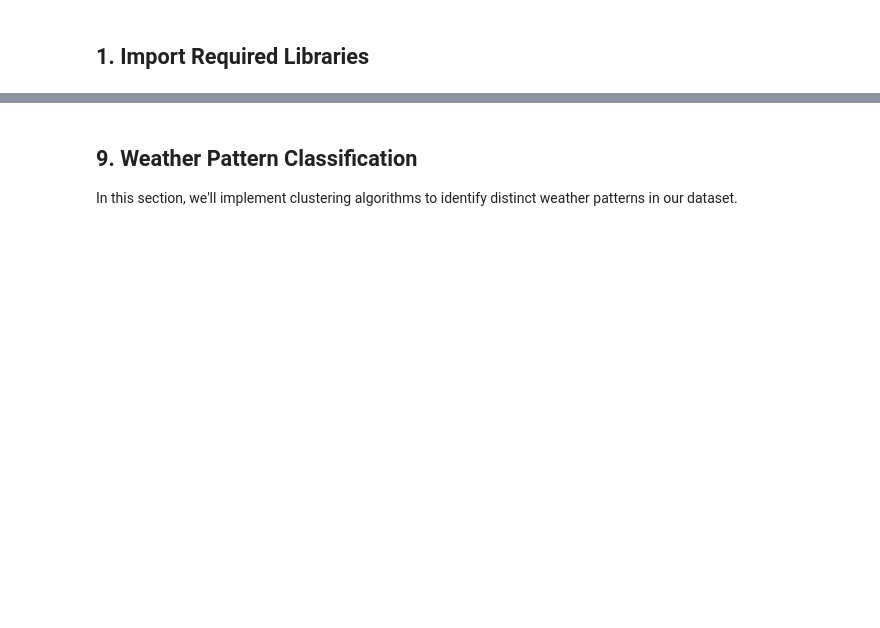
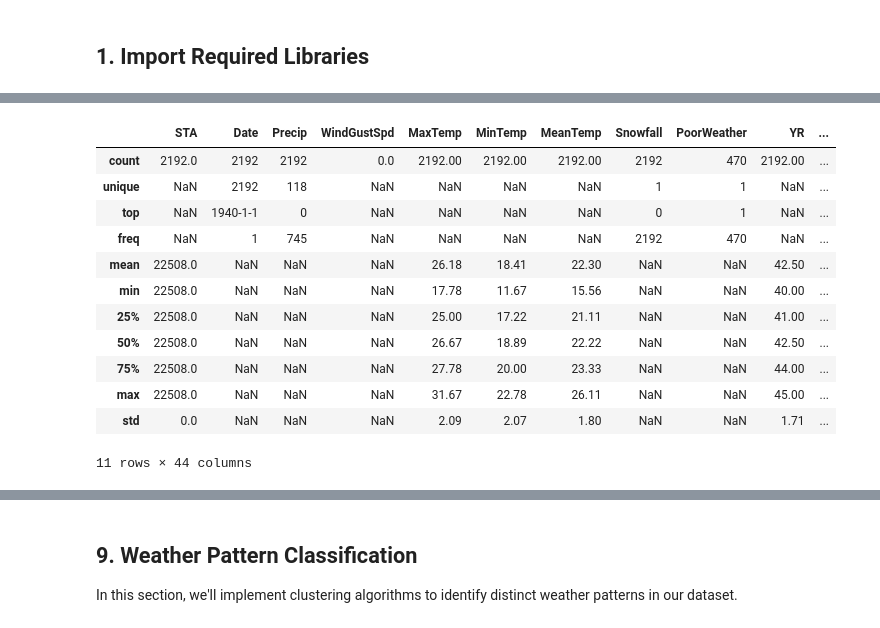
Before and after one commit to imadbenmadi/ITDS-practise-project, a Jupyter notebook: notebook.ipynb, the cells around one changed output, grey strips where cells are left out. Saved outputs shown, nothing was run; the diff lists cells and outputs as text; code cells hidden in the pictures; blank space fills up the shorter version.

```diff
--- a/notebook.ipynb
+++ b/notebook.ipynb
@@ -197,0 +553,16 @@ Now that we have cleaned the data, let's explore it through various visualizatio
+# %%
+df.describe(include='all').round(2)
+# %% [output]
+|  | STA | Date | Precip | WindGustSpd | MaxTemp | MinTemp | MeanTemp | Snowfall | PoorWeather | YR | ... |
+| count | 2192.0 | 2192 | 2192 | 0.0 | 2192.00 | 2192.00 | 2192.00 | 2192 | 470 | 2192.00 | ... |
+| unique | NaN | 2192 | 118 | NaN | NaN | NaN | NaN | 1 | 1 | NaN | ... |
+| top | NaN | 1940-1-1 | 0 | NaN | NaN | NaN | NaN | 0 | 1 | NaN | ... |
+| freq | NaN | 1 | 745 | NaN | NaN | NaN | NaN | 2192 | 470 | NaN | ... |
+| mean | 22508.0 | NaN | NaN | NaN | 26.18 | 18.41 | 22.30 | NaN | NaN | 42.50 | ... |
+| min | 22508.0 | NaN | NaN | NaN | 17.78 | 11.67 | 15.56 | NaN | NaN | 40.00 | ... |
+| 25% | 22508.0 | NaN | NaN | NaN | 25.00 | 17.22 | 21.11 | NaN | NaN | 41.00 | ... |
+| 50% | 22508.0 | NaN | NaN | NaN | 26.67 | 18.89 | 22.22 | NaN | NaN | 42.50 | ... |
+| 75% | 22508.0 | NaN | NaN | NaN | 27.78 | 20.00 | 23.33 | NaN | NaN | 44.00 | ... |
+| max | 22508.0 | NaN | NaN | NaN | 31.67 | 22.78 | 26.11 | NaN | NaN | 45.00 | ... |
+| std | 0.0 | NaN | NaN | NaN | 2.09 | 2.07 | 1.80 | NaN | NaN | 1.71 | ... |
+11 rows × 44 columns
```
Also changed, not shown: parts of 57 cells of this notebook, 3 other files.
